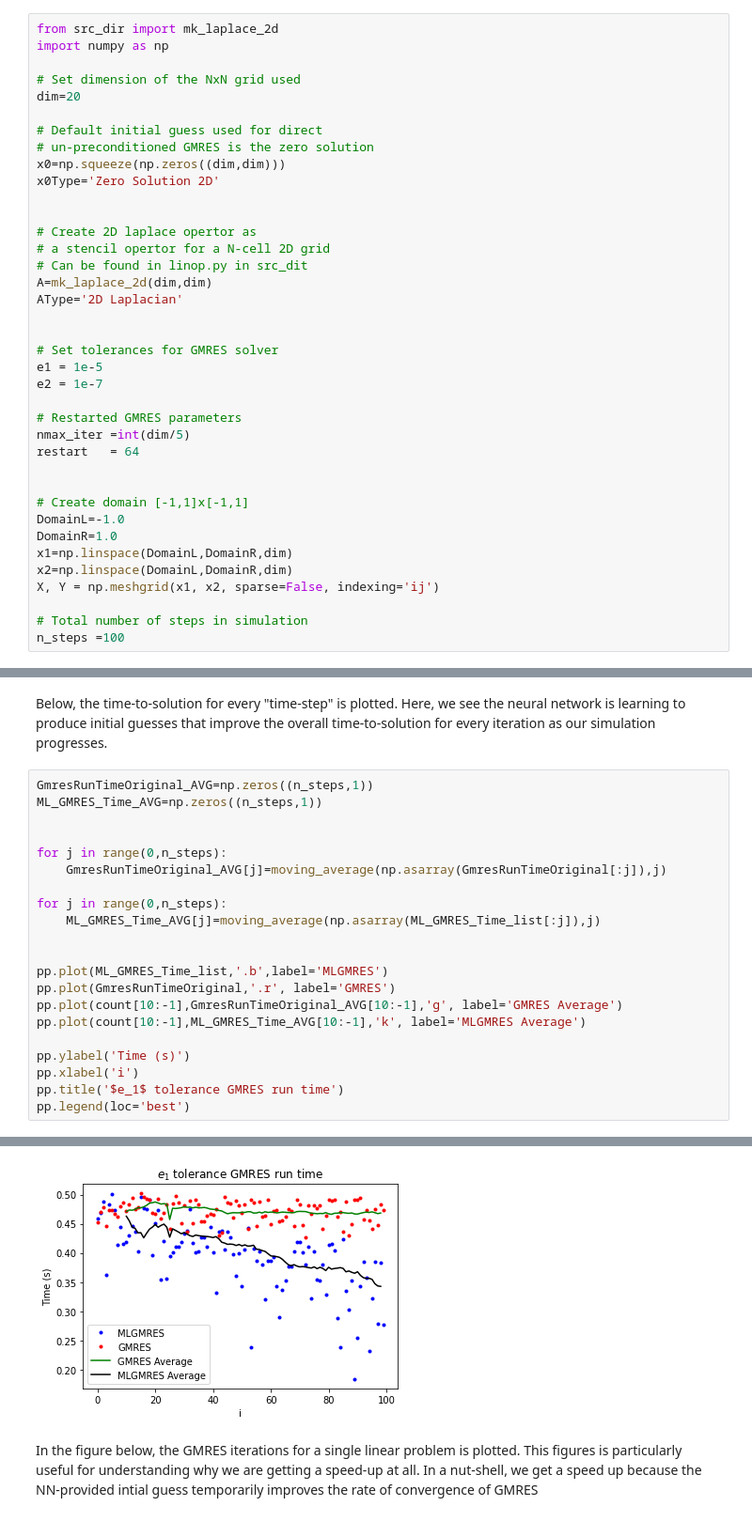
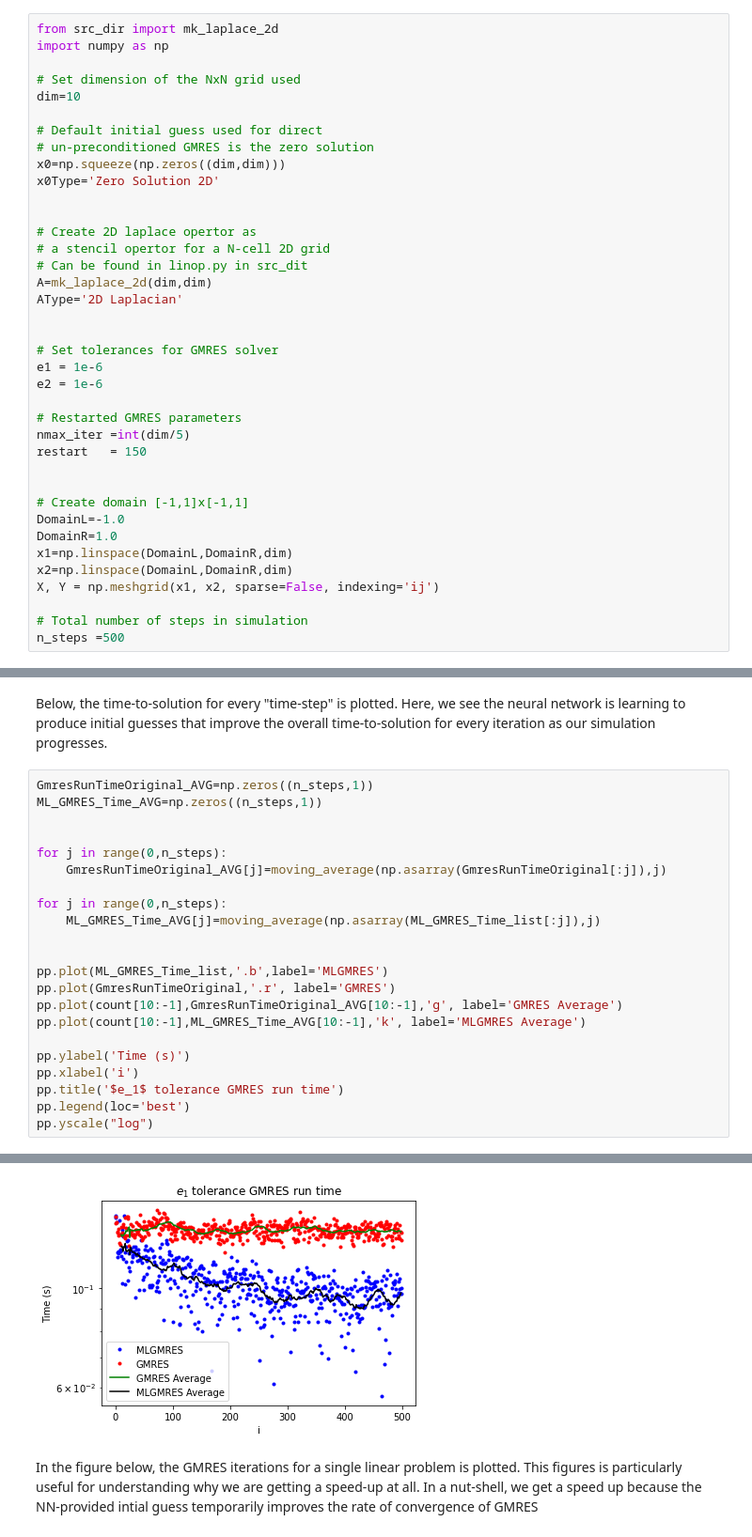
Before and after one commit to ML4FnP/GMRES-Learning, a Jupyter notebook: Demo.ipynb, the cells around one changed output, grey strips where cells are left out. Shown at 94% size. Saved outputs shown, nothing was run; the diff lists cells and outputs as text.

```diff
--- a/Demo.ipynb
+++ b/Demo.ipynb
@@ -32,7 +32,7 @@ from src_dir import mk_laplace_2d
 import numpy as np
 
 # Set dimension of the NxN grid used
-dim=20
+dim=10
 
 # Default initial guess used for direct
 # un-preconditioned GMRES is the zero solution
@@ -48,12 +48,12 @@ AType='2D Laplacian'
 
 
 # Set tolerances for GMRES solver
-e1 = 1e-5
-e2 = 1e-7
+e1 = 1e-6
+e2 = 1e-6
 
 # Restarted GMRES parameters
 nmax_iter =int(dim/5)
-restart   = 64
+restart   = 150
 
 
 # Create domain [-1,1]x[-1,1]
@@ -64,7 +64,7 @@ x2=np.linspace(DomainL,DomainR,dim)
 X, Y = np.meshgrid(x1, x2, sparse=False, indexing='ij')
 
 # Total number of steps in simulation
-n_steps =100
+n_steps =500
 # %% [markdown]
 Below, we wrap the simple unprecondition GMRES algorithm implemented in `gmres.py` using a wrapper
 that implements our deep learning methodology. This wrapper contains both the neural network we
@@ -285,4 +287,5 @@ pp.ylabel('Time (s)')
 pp.xlabel('i')
 pp.title('$e_1$ tolerance GMRES run time')
 pp.legend(loc='best')
+pp.yscale("log")
 # %% [output]
@@ -290,4 +292,4 @@ pp.legend(loc='best')
-[figure, old version]
+[figure, new version]
 # %% [markdown]
 In the figure below, the GMRES iterations for a single linear problem is plotted. This figures is particularly useful for understanding why we are getting a speed-up at all. In a nut-shell, we get a speed up because the NN-provided intial guess temporarily improves the rate of convergence of GMRES
 # %%
```
Also changed, not shown: parts of 5 cells of this notebook, 5 other files.
